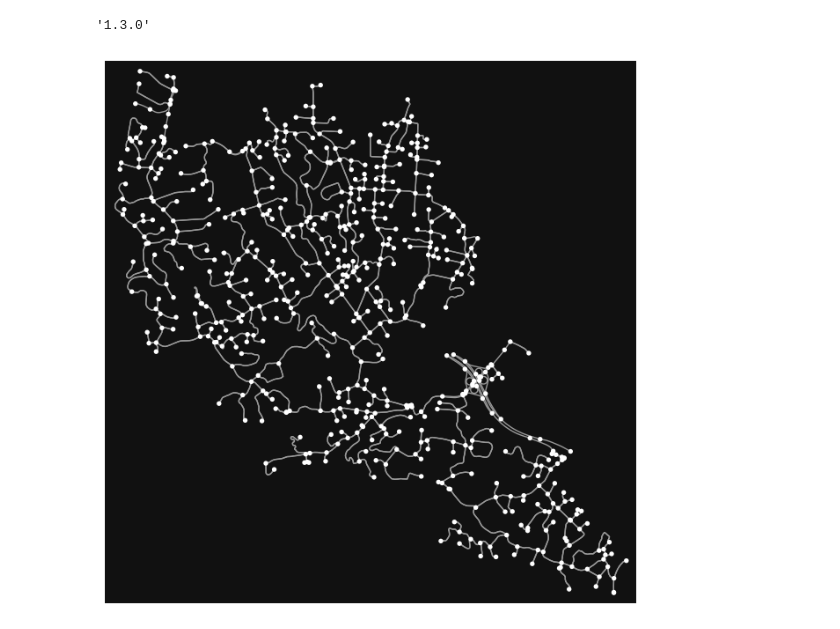
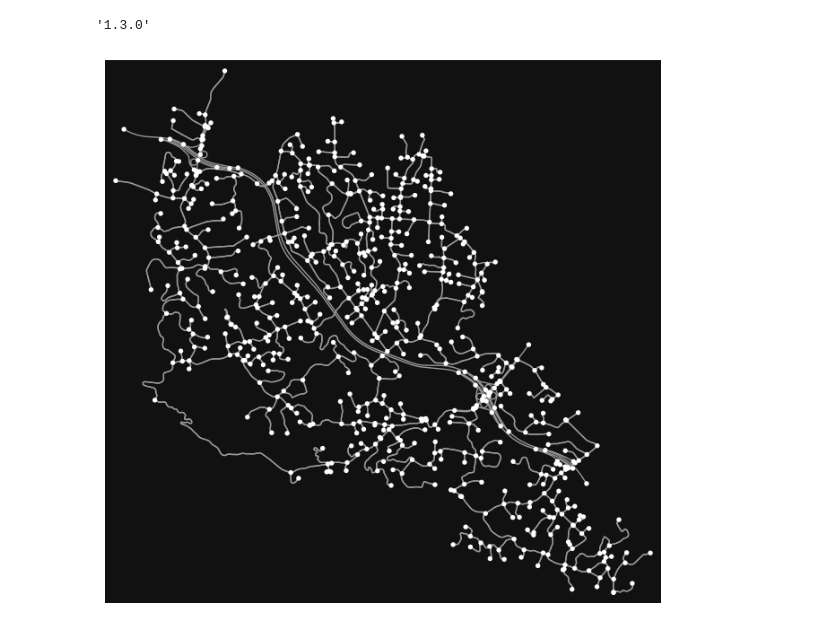
Before and after one commit to vitorfrois/complex-networks-navigation, a Jupyter notebook: demo.ipynb, the cells around one changed output. Cells and saved outputs as stored; diff of their text form; code cells hidden in the pictures.

```diff
--- a/demo.ipynb
+++ b/demo.ipynb
@@ -10,8 +10,8 @@ ox.__version__
 # %%
 # download/model a street network for some city then visualize it
 G = ox.graph_from_place(
-    {'city': 'Los Altos Hills', 'state': 'California'}, network_type="drive")
+    {'city': 'Los Altos Hills', 'state': 'California'}, network_type="drive", truncate_by_edge=True)
 fig, ax = ox.plot_graph(G)
 # %% [output]
-[figure, old version]
+[figure, new version]
 # %%
```
Also changed, not shown: parts of 3 cells of this notebook.
